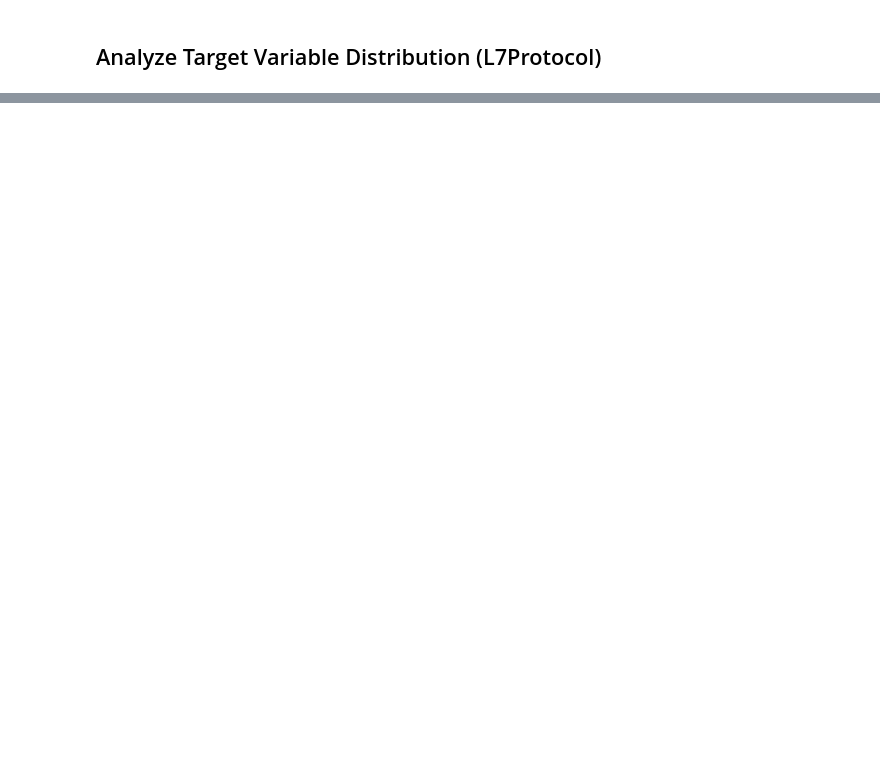
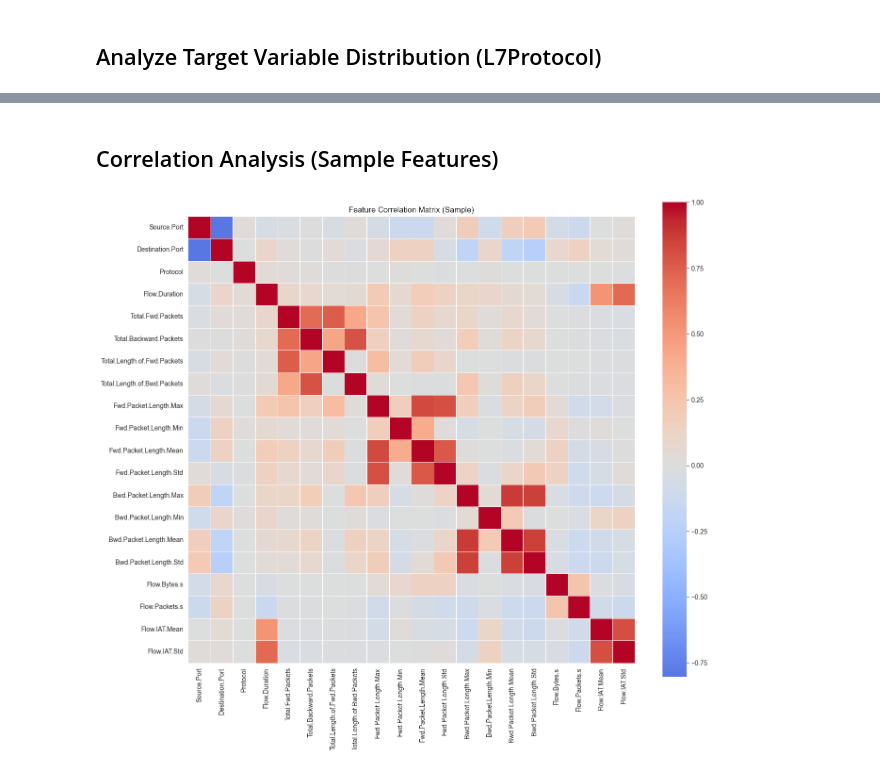
Before and after one commit to meghrathod/astra, a Jupyter notebook: notebooks/exploratory_data_analysis.ipynb, the cells around one changed output, grey strips where cells are left out. Cells and saved outputs as stored; diff of their text form; code cells hidden in the pictures; blank space fills up the shorter version.

```diff
--- a/notebooks/exploratory_data_analysis.ipynb
+++ b/notebooks/exploratory_data_analysis.ipynb
@@ -1,7 +1,12 @@
 # %% [markdown]
 # Exploratory Data Analysis
 # %%
-import pandas as pd\nimport numpy as np\nimport matplotlib.pyplot as plt\nimport seaborn as sns\n\nsns.set_style('whitegrid')
+import pandas as pd
+import numpy as np
+import matplotlib.pyplot as plt
+import seaborn as sns
+
+sns.set_style('whitegrid')
 # %% [markdown]
 ## Load the Dataset
 # %%
@@ -24,0 +262,17 @@ plt.figure(figsize=(12, 18))\nsns.countplot(y=df['L7Protocol'])\nplt.title('Dist
+# %% [markdown]
+## Correlation Analysis (Sample Features)
+# %%
+# Select numeric columns for correlation
+numeric_cols = df.select_dtypes(include=[np.number]).columns.tolist()
+if len(numeric_cols) > 0:
+    # Sample a subset for visualization
+    sample_cols = numeric_cols[:20] if len(numeric_cols) > 20 else numeric_cols
+    corr_matrix = df[sample_cols].corr()
+
+    plt.figure(figsize=(14, 12))
+    sns.heatmap(corr_matrix, annot=False, cmap='coolwarm', center=0, square=True, linewidths=0.5)
+    plt.title('Feature Correlation Matrix (Sample)')
+    plt.tight_layout()
+    plt.show()
+# %% [output]
+[figure, added]
```
Also changed, not shown: parts of 13 cells of this notebook, 10 other files.
